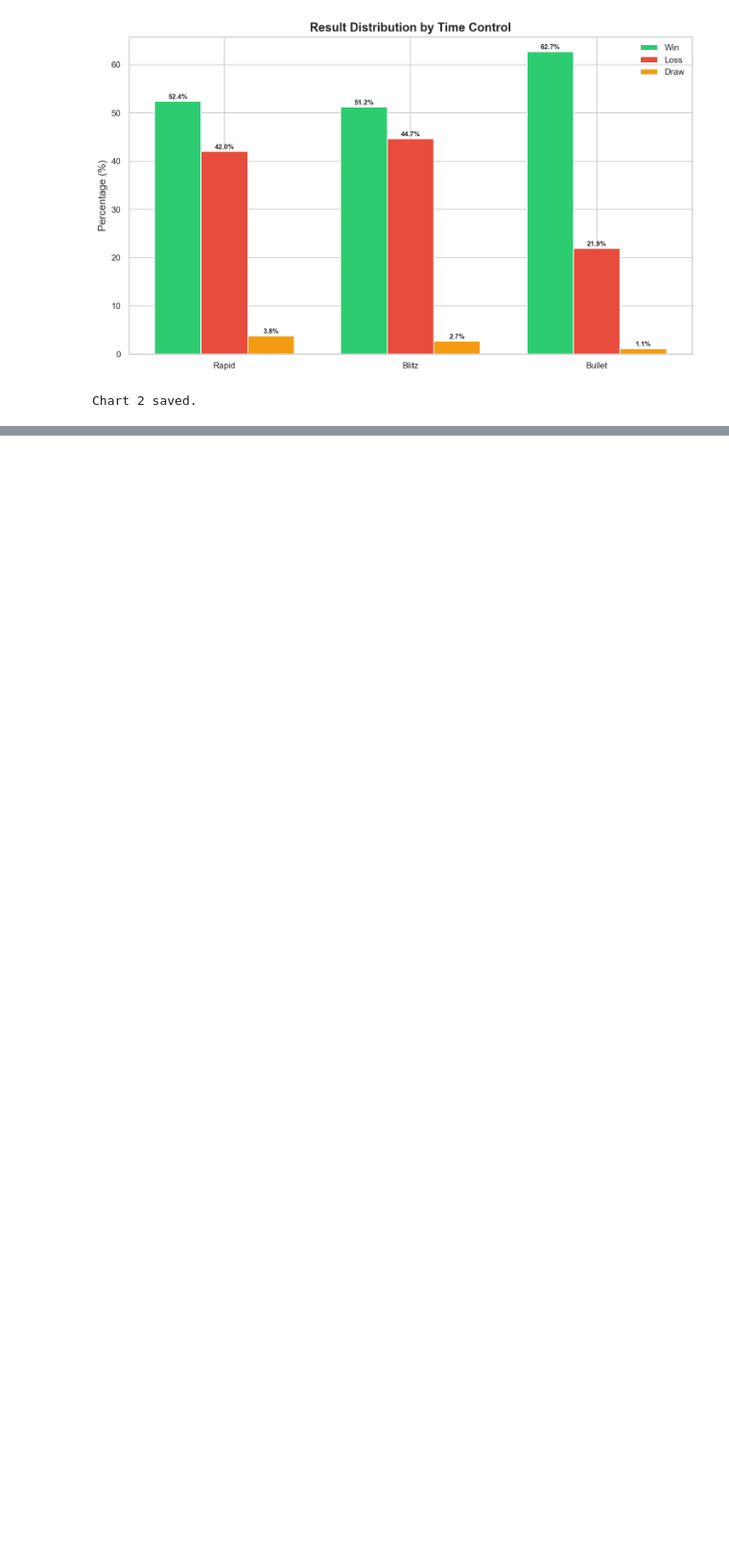
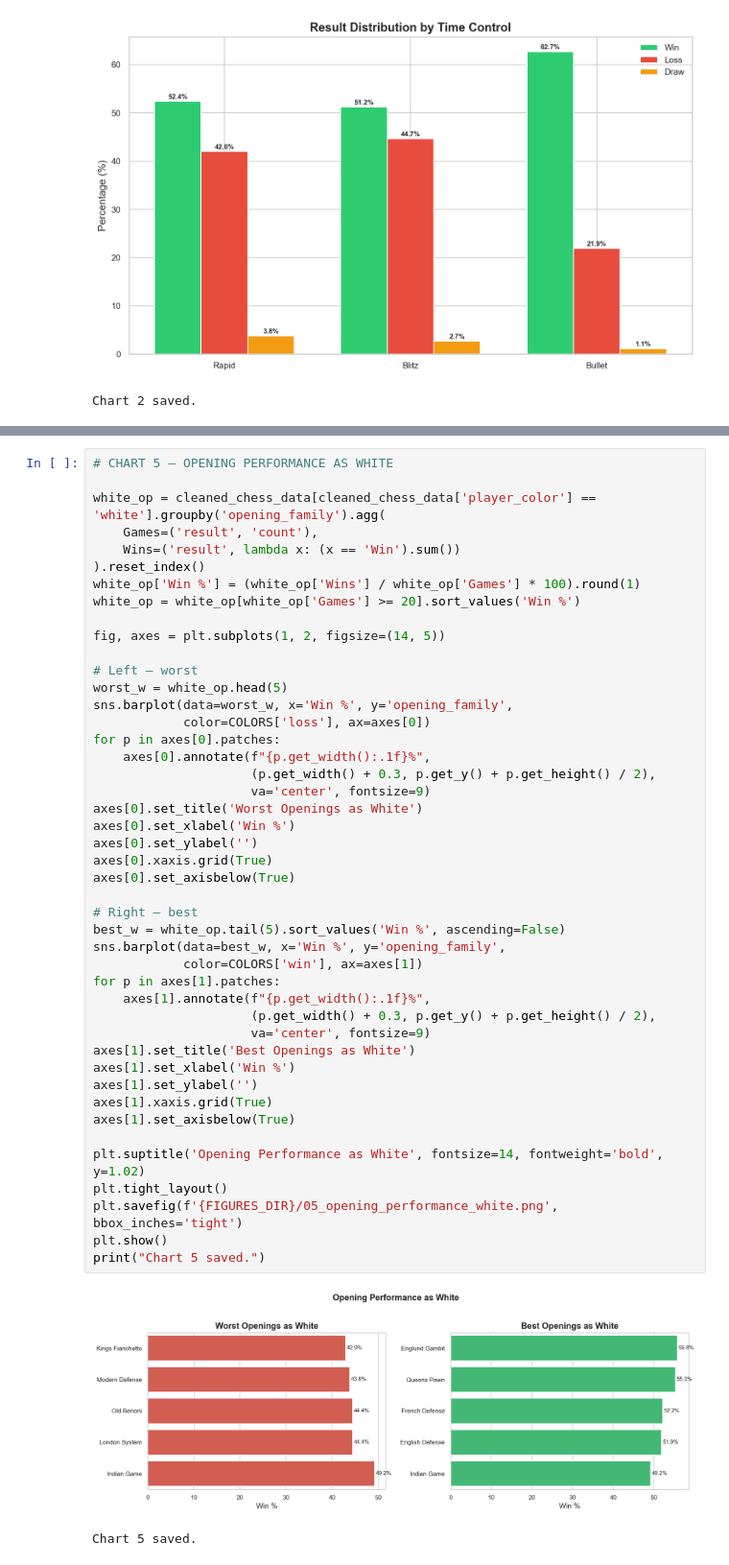
Before and after one commit to Fareed04/Chess-data-analysis, a Jupyter notebook: notebooks/chess_performance_analysis.ipynb, the cells around one changed output, grey strips where cells are left out. Shown at 96% size. Saved outputs shown, nothing was run; the diff lists cells and outputs as text; blank space fills up the shorter version.

```diff
--- a/notebooks/chess_performance_analysis.ipynb
+++ b/notebooks/chess_performance_analysis.ipynb
@@ -728,0 +814,48 @@ Chart 2 saved.
+# %%
+# CHART 5 — OPENING PERFORMANCE AS WHITE
+
+white_op = cleaned_chess_data[cleaned_chess_data['player_color'] == 'white'].groupby('opening_family').agg(
+    Games=('result', 'count'),
+    Wins=('result', lambda x: (x == 'Win').sum())
+).reset_index()
+white_op['Win %'] = (white_op['Wins'] / white_op['Games'] * 100).round(1)
+white_op = white_op[white_op['Games'] >= 20].sort_values('Win %')
+
+fig, axes = plt.subplots(1, 2, figsize=(14, 5))
+
+# Left — worst
+worst_w = white_op.head(5)
+sns.barplot(data=worst_w, x='Win %', y='opening_family',
+            color=COLORS['loss'], ax=axes[0])
+for p in axes[0].patches:
+    axes[0].annotate(f"{p.get_width():.1f}%",
+                     (p.get_width() + 0.3, p.get_y() + p.get_height() / 2),
+                     va='center', fontsize=9)
+axes[0].set_title('Worst Openings as White')
+axes[0].set_xlabel('Win %')
+axes[0].set_ylabel('')
+axes[0].xaxis.grid(True)
+axes[0].set_axisbelow(True)
+
+# Right — best
+best_w = white_op.tail(5).sort_values('Win %', ascending=False)
+sns.barplot(data=best_w, x='Win %', y='opening_family',
+            color=COLORS['win'], ax=axes[1])
+for p in axes[1].patches:
+    axes[1].annotate(f"{p.get_width():.1f}%",
+                     (p.get_width() + 0.3, p.get_y() + p.get_height() / 2),
+                     va='center', fontsize=9)
+axes[1].set_title('Best Openings as White')
+axes[1].set_xlabel('Win %')
+axes[1].set_ylabel('')
+axes[1].xaxis.grid(True)
+axes[1].set_axisbelow(True)
+
+plt.suptitle('Opening Performance as White', fontsize=14, fontweight='bold', y=1.02)
+plt.tight_layout()
+plt.savefig(f'{FIGURES_DIR}/05_opening_performance_white.png', bbox_inches='tight')
+plt.show()
+print("Chart 5 saved.")
+# %% [output]
+[figure, added]
+Chart 5 saved.
```
Also changed, not shown: parts of 4 cells of this notebook, 6 other files.
